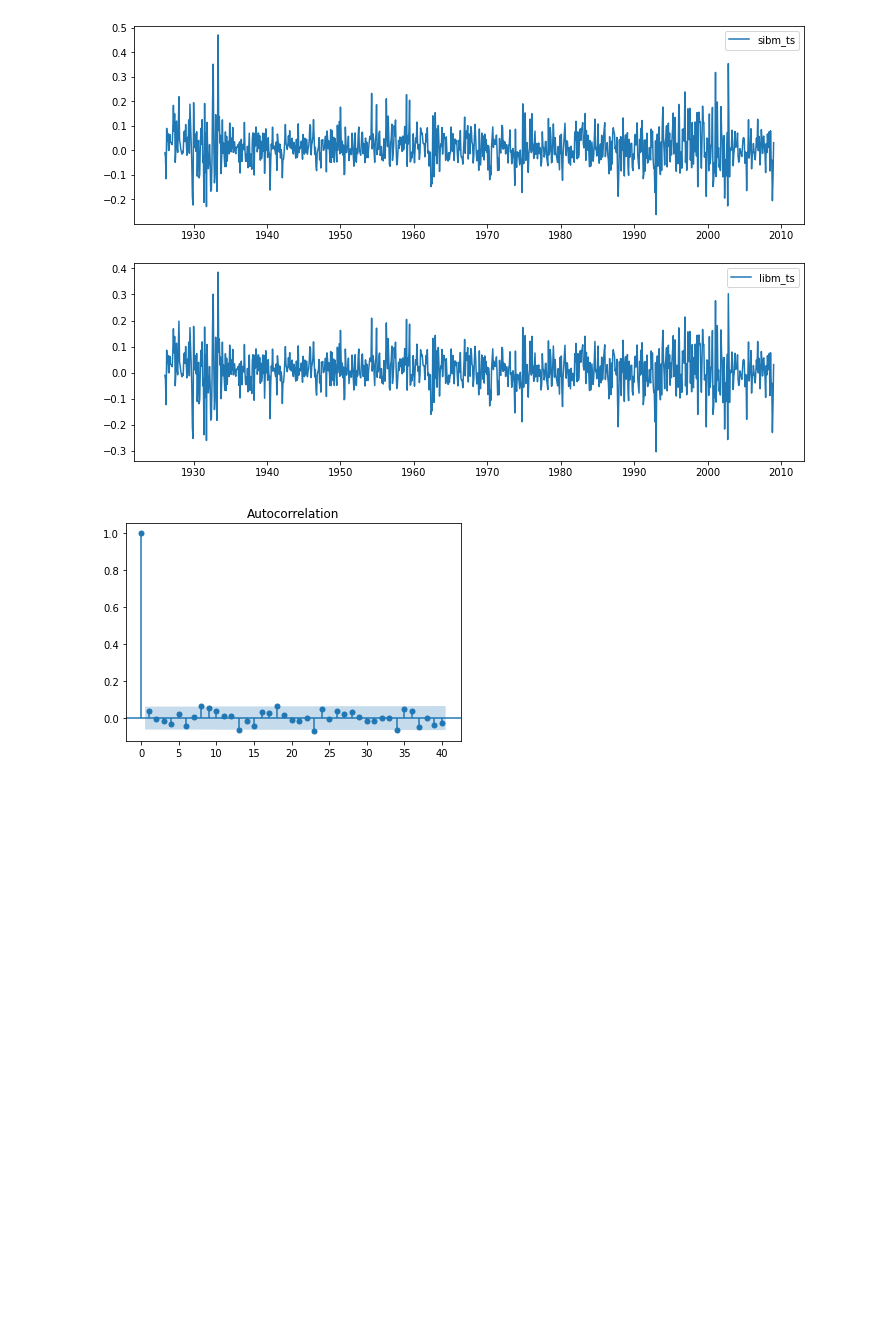
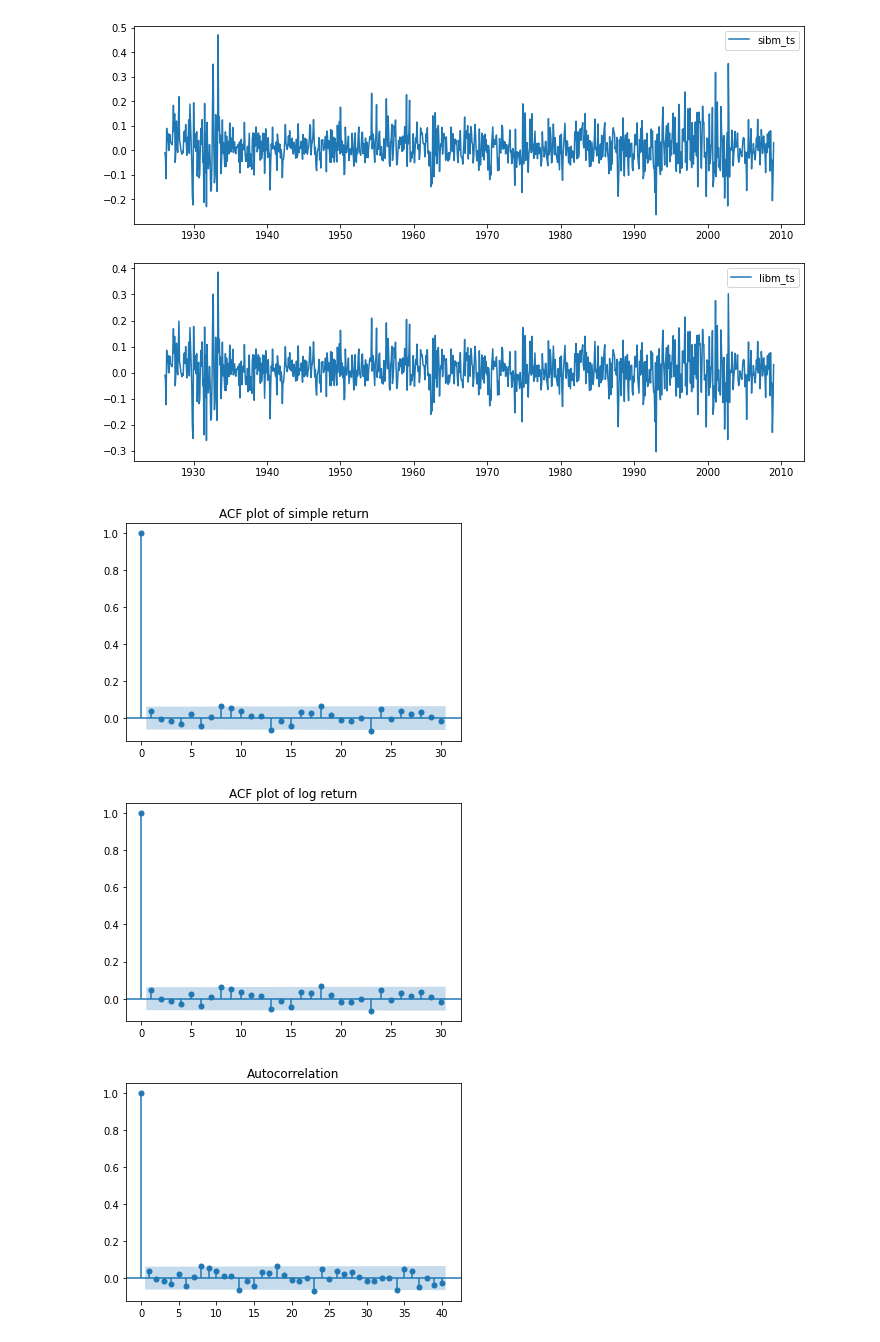
Before and after one commit to Jincheng-Gong/aofts3rd_python, a Jupyter notebook: codes/Ch2_Linear_Time_Series_Analysis&Its_Applications.ipynb, the cells around one changed output. Drawn from its saved outputs; the diff is of its cells as text; code cells hidden in the pictures; blank space fills up the shorter version.

```diff
--- a/codes/Ch2_Linear_Time_Series_Analysis&Its_Applications.ipynb
+++ b/codes/Ch2_Linear_Time_Series_Analysis&Its_Applications.ipynb
@@ -102,6 +102,18 @@ axes[1].legend()
 plt.show()
 # %% [output]
 [figure]
+# %%
+# Code from import
+plot_acf(sibm_ts)
+plt.title("ACF plot of simple return")
+plt.show()
+
+plot_acf(libm_ts)
+plt.title("ACF plot of log return")
+plt.show()
+# %% [output]
+[figure, added]
+[figure, added]
 # %%
 sm.graphics.tsa.plot_acf(sibm_ts, lags=40)
 sm.graphics.tsa.plot_acf(libm_ts, lags=40)
```
Also changed, not shown: parts of 1 cell of this notebook.
